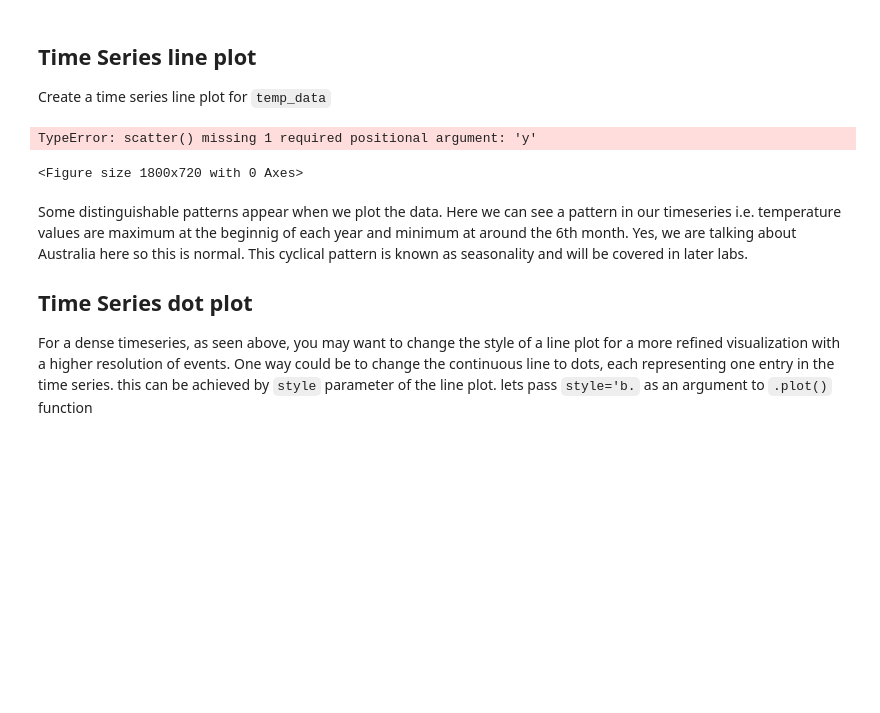
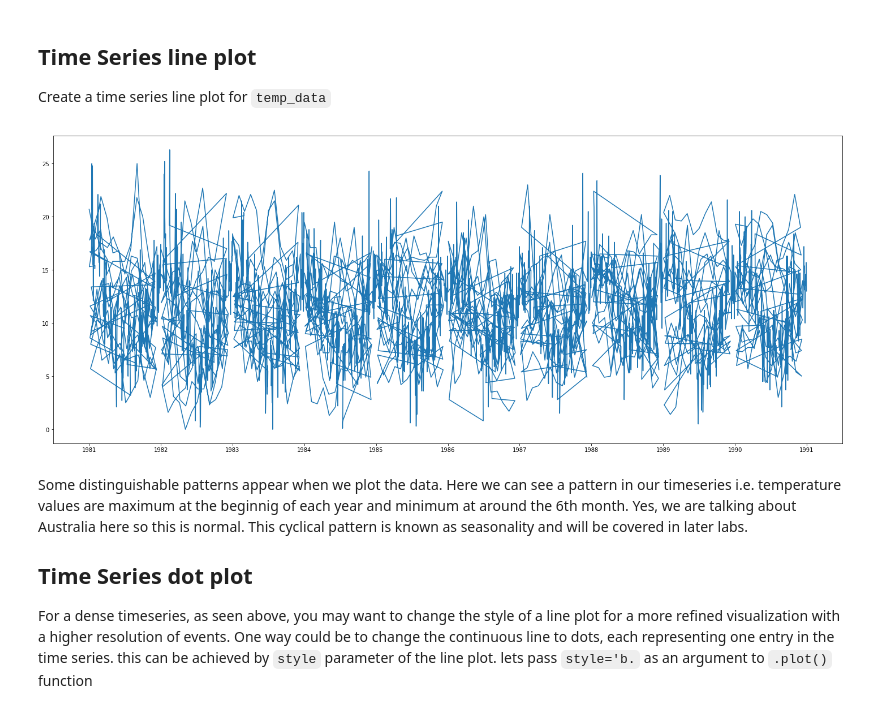
Before and after one commit to MarcSchneider71/dsc-3-25-04-visualizing-time-series-data-lab-nyc-ds-career-012819, a Jupyter notebook: index.ipynb, the cells around one changed output. Saved outputs shown, nothing was run; the diff lists cells and outputs as text; code cells hidden in the pictures; blank space fills up the shorter version.

```diff
--- a/index.ipynb
+++ b/index.ipynb
@@ -51,10 +51,9 @@ Create a time series line plot for `temp_data`
 # %%
 # Draw a line plot using temp_data
 plt.figure(figsize=(25,10))
-plt.scatter(df['Daily_min']);
+plt.plot(df['Daily_min']);
 # %% [output]
-TypeError: scatter() missing 1 required positional argument: 'y'
-<Figure size 1800x720 with 0 Axes>
+[figure, added]
 # %% [markdown]
 Some distinguishable patterns appear when we plot the data. Here we can see a pattern in our timeseries i.e. temperature values are maximum at the beginnig of each year and minimum at around the 6th month. Yes, we are talking about Australia here so this is normal. This cyclical pattern is known as seasonality and will be covered in later labs.
 
```
